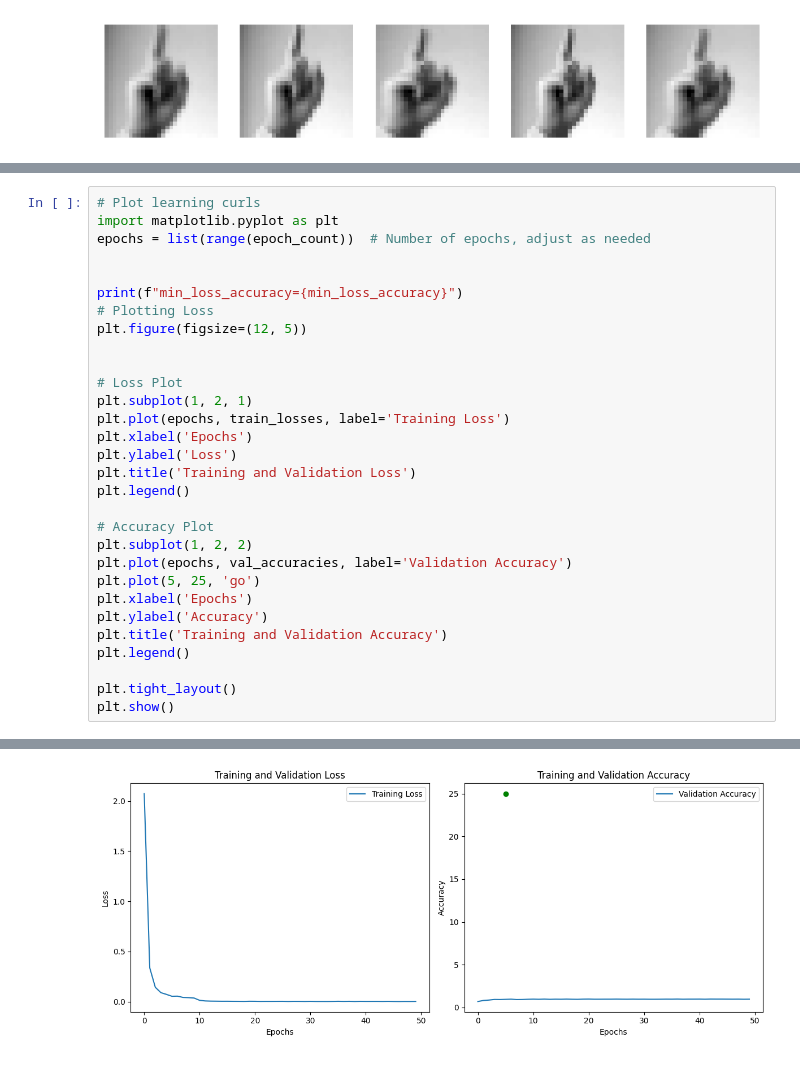
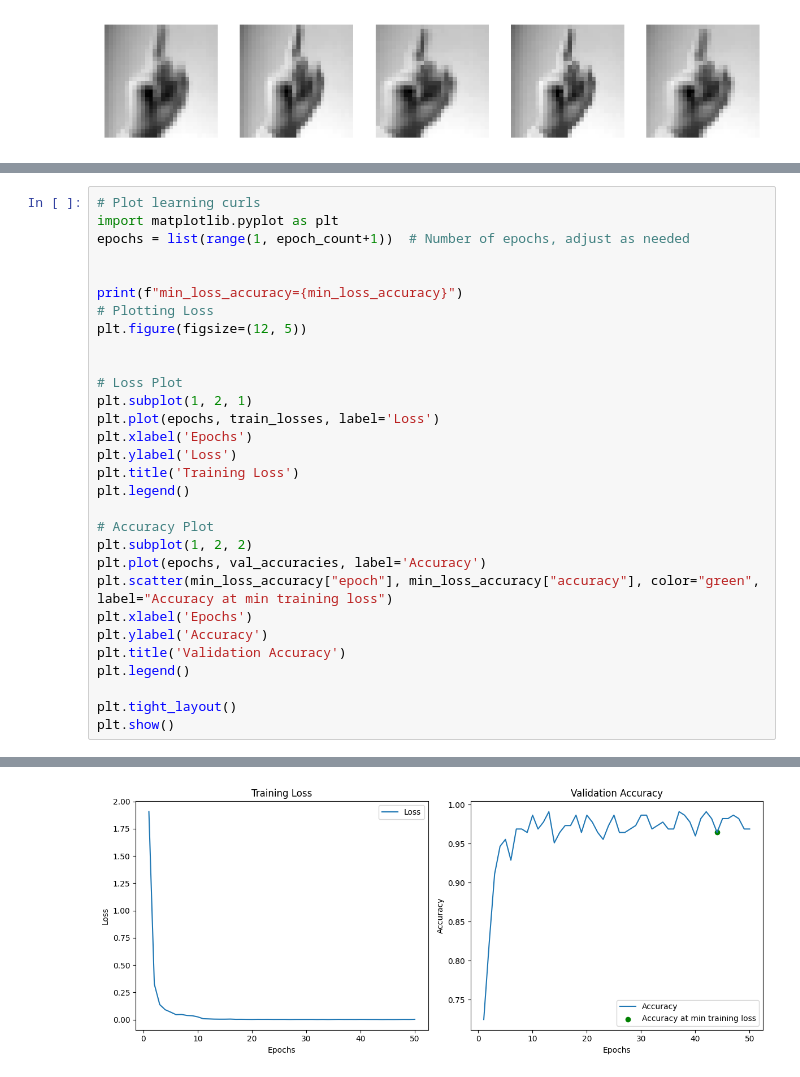
Before and after one commit to terrynguyen255/sign-language-recognition, a Jupyter notebook: main.ipynb, the cells around one changed output, grey strips where cells are left out. Drawn from its saved outputs; the diff is of its cells as text.

```diff
--- a/main.ipynb
+++ b/main.ipynb
@@ -291,7 +337,7 @@ epoch=9, loss=0.03654449306774965, loss_delta=0.0026537478956193614
 # %%
 # Plot learning curls
 import matplotlib.pyplot as plt
-epochs = list(range(epoch_count))  # Number of epochs, adjust as needed
+epochs = list(range(1, epoch_count+1))  # Number of epochs, adjust as needed
 
 
 print(f"min_loss_accuracy={min_loss_accuracy}")
@@ -301,19 +347,19 @@ plt.figure(figsize=(12, 5))
 
 # Loss Plot
 plt.subplot(1, 2, 1)
-plt.plot(epochs, train_losses, label='Training Loss')
+plt.plot(epochs, train_losses, label='Loss')
 plt.xlabel('Epochs')
 plt.ylabel('Loss')
-plt.title('Training and Validation Loss')
+plt.title('Training Loss')
 plt.legend()
 
 # Accuracy Plot
 plt.subplot(1, 2, 2)
-plt.plot(epochs, val_accuracies, label='Validation Accuracy')
-plt.plot(5, 25, 'go')
+plt.plot(epochs, val_accuracies, label='Accuracy')
+plt.scatter(min_loss_accuracy["epoch"], min_loss_accuracy["accuracy"], color="green", label="Accuracy at min training loss")
 plt.xlabel('Epochs')
 plt.ylabel('Accuracy')
-plt.title('Training and Validation Accuracy')
+plt.title('Validation Accuracy')
 plt.legend()
 
 plt.tight_layout()
@@ -322 +369 @@ plt.show()
-[figure, old version]
+[figure, new version]
```
Also changed, not shown: parts of 3 cells of this notebook.
